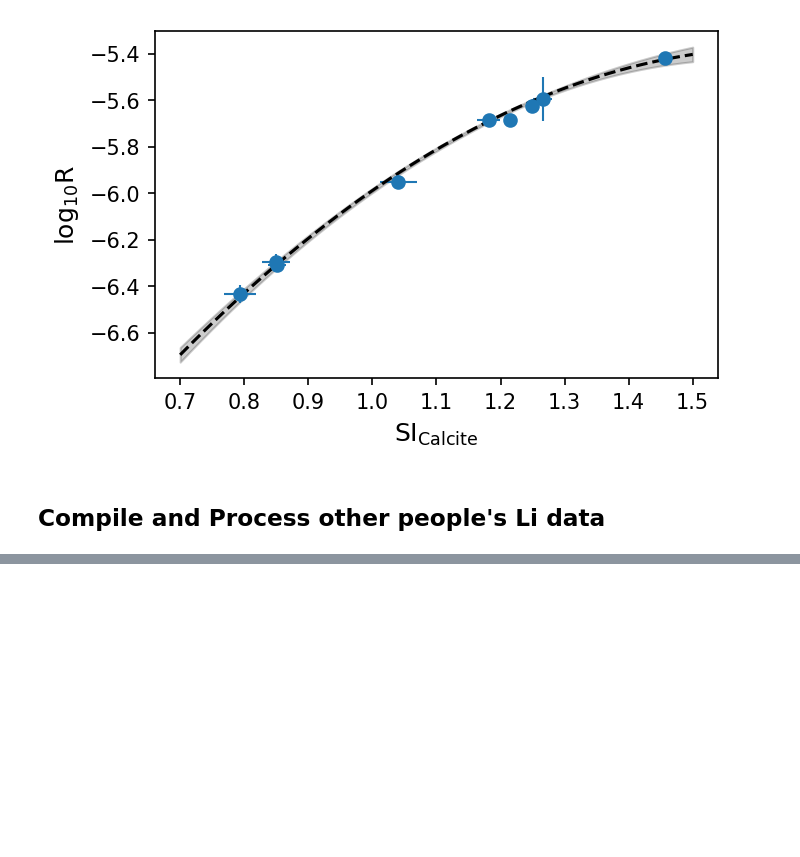
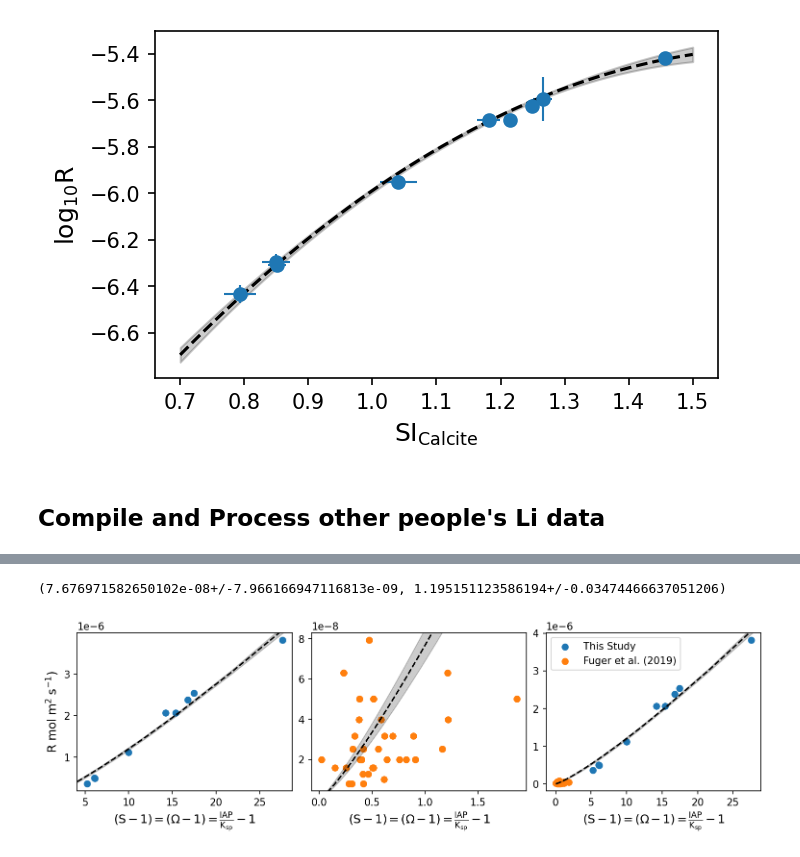
Before and after one commit to oscarbranson/supplementary, a Jupyter notebook: supplements/inorg_Li/01_DataCompilation.ipynb, the cells around one changed output, grey strips where cells are left out. Drawn from its saved outputs; the diff is of its cells as text; code cells hidden in the pictures; blank space fills up the shorter version.

Commit message:
precipitation rate plots

```diff
--- a/supplements/inorg_Li/01_DataCompilation.ipynb
+++ b/supplements/inorg_Li/01_DataCompilation.ipynb
@@ -784,2 +765,66 @@ plt.plot(nx, nom(pred), 'k--')
+# %%
+## Calculated log10R from SI_calcite
+from scipy.optimize import curve_fit
+
+# plt.scatter(10**(nom(u_mdf.loc[:, (dbase, 'si_Calcite')])) - 1, (nom(u_mdf.loc[:, ('R', 'log10R_13C')])), label='This Study')
+
+# plt.scatter(10**(lit[(dbase, 'si_Calcite')]) - 1, (lit[('solid', 'logR')]), marker='s', label='Fuger et al. (2019)')
+
+# plt.legend()
+
+SI_calcite = np.concatenate([nom(u_mdf.loc[:, (dbase, 'si_Calcite')]), lit[(dbase, 'si_Calcite')]])
+log10R = np.concatenate([(nom(u_mdf.loc[:, ('R', 'log10R_13C')])), (lit[('solid', 'logR')])])
+ind = np.isnan(SI_calcite) | np.isnan(log10R)
+
+S = 10**SI_calcite
+R = 10**log10R
+
+lnS = np.log(S)
+lnR = np.log(R)
+
+def Rfn(SI, k, n):
+    """R as a function of SI"""
+    return k * (10**SI - 1)**n
+
+p, cov = curve_fit(Rfn, SI_calcite[~ind], R[~ind], p0=[1, 1])
+up = un.correlated_values(p, cov)
+
+nx = np.logspace(-2, np.log10(1.5))
+pred = Rfn(nx, *up)
+
+print(up)
+
+log10R = unp.log10(Rfn(lit[(dbase, 'si_Calcite')], *up))
+
+lit[('solid', 'calc_logR')] = nom(log10R)
+lit[('solid', 'calc_logR_2std')] = err(log10R) * 2
+
+
+fig, axs = plt.subplots(1, 3, figsize=[10, 3], constrained_layout=True)
+
+ax = axs[-1]
+
+pt_ts = ax.scatter(S[:u_mdf.shape[0]] - 1, R[:u_mdf.shape[0]], label='This Study')
+pt_fg = ax.scatter(S[u_mdf.shape[0]:] - 1, R[u_mdf.shape[0]:], label='Fuger et al. (2019)')
+ax.legend()
+
+axs[0].scatter(S[:u_mdf.shape[0]] - 1, R[:u_mdf.shape[0]], color=pt_ts.get_facecolor())
+axs[1].scatter(S[u_mdf.shape[0]:] - 1, R[u_mdf.shape[0]:], color=pt_fg.get_facecolor())
+
+for ax in axs:
+    ax.set_xlabel(r'$(S - 1) = (\Omega - 1) = \frac{IAP}{K_{sp}} - 1$')
+    xlim = ax.get_xlim()
+    ax.set_xlim(xlim)
+    ylim = ax.get_ylim()
+    ax.set_ylim(ylim)
+    ax.plot(10**nx - 1, nom(pred), 'k--')
+    ax.fill_between(10**nx - 1, nom(pred) - err(pred), nom(pred) + err(pred), color='k', alpha=0.2)
+
+axs[0].set_ylabel('R $mol~m^2~s^{-1}$)')
+
+savefig(plt.gcf(), 'S1_log10R_vs_SI_Calcite')
+# %% [output]
+(7.676971582650102e-08+/-7.966166947116813e-09, 1.195151123586194+/-0.03474466637051206)
+[figure, added]
 # %%
 lit.to_pickle('data/processed_LiDataLiterature.pkl')
```
Also changed, not shown: parts of 2 cells of this notebook, 2 other files.
